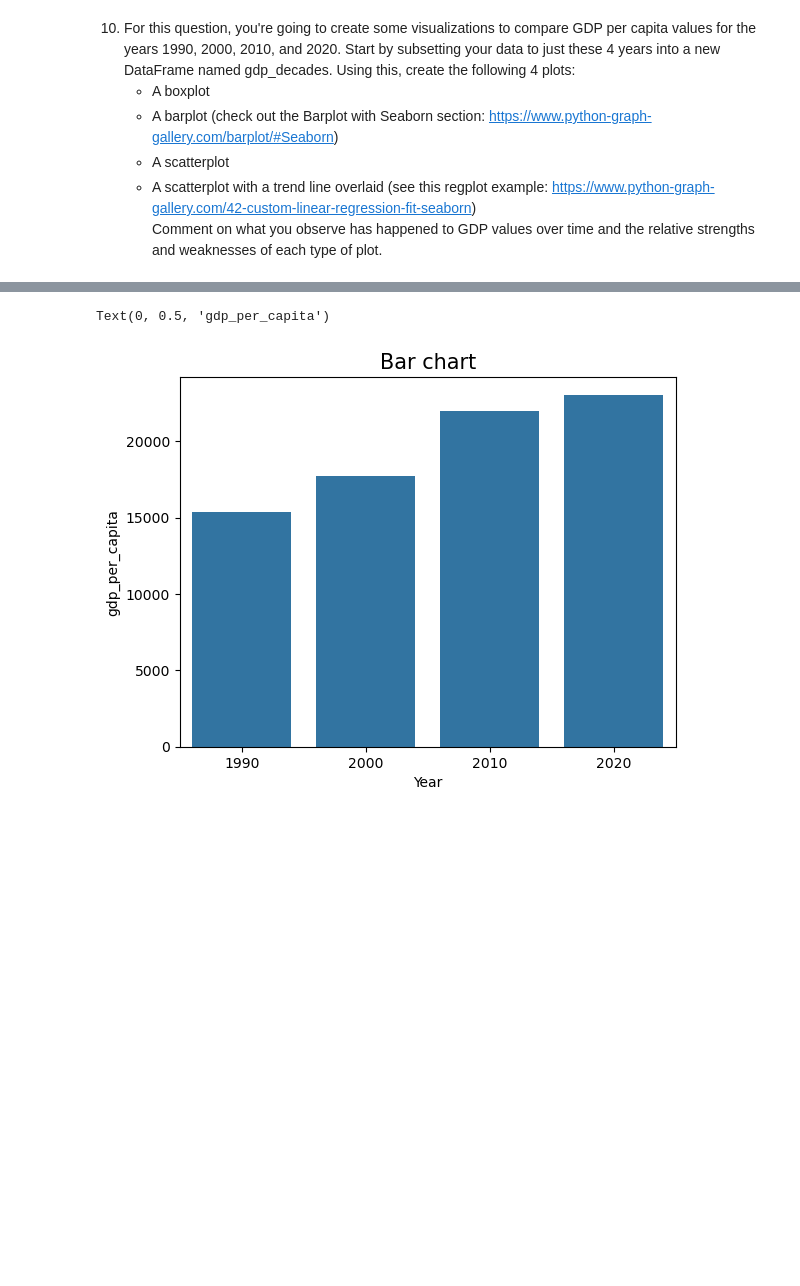
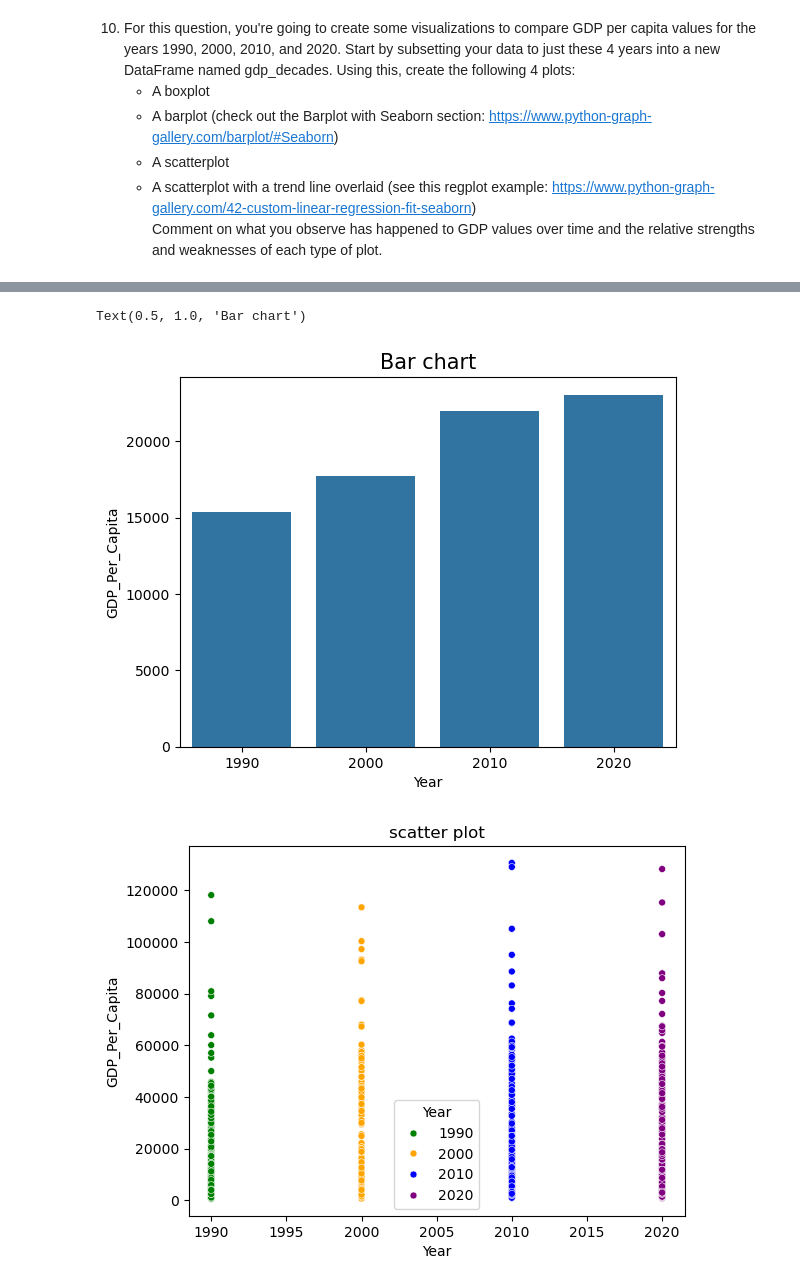
Before and after one commit to NSS-Data-Analytics-Cohort-14/gdp-and-internet-usage-H-Getu, a Jupyter notebook: notebooks/gdp_internet_analysis.ipynb, the cells around one changed output, grey strips where cells are left out. Saved outputs shown, nothing was run; the diff lists cells and outputs as text; code cells hidden in the pictures; blank space fills up the shorter version.

```diff
--- a/notebooks/gdp_internet_analysis.ipynb
+++ b/notebooks/gdp_internet_analysis.ipynb
@@ -136,8 +125,12 @@ Text(0, 0.5, 'gdp_per_capita')
 # %%
-sns.barplot(x="group",y="value", data=gdp_decades, errorbar=("ci", 0))
+sns.barplot(x=gdp_df_decades.Year,y=gdp_df_decades.GDP_Per_Capita,errorbar=("ci", 0))
 plt.title("Bar chart",size=15)
-plt.xlabel("Year")
-plt.ylabel("gdp_per_capita")
 # %% [output]
-Text(0, 0.5, 'gdp_per_capita')
+Text(0.5, 1.0, 'Bar chart')
 [figure]
+# %%
+sns.scatterplot(x=gdp_df_decades.Year,y=gdp_df_decades.GDP_Per_Capita,hue=gdp_df_decades.Year,palette=['green','orange','blue','purple'],s=25)
+plt.title("scatter plot")
+plt.show()
+# %% [output]
+[figure, added]
```
Also changed, not shown: parts of 15 cells of this notebook.
